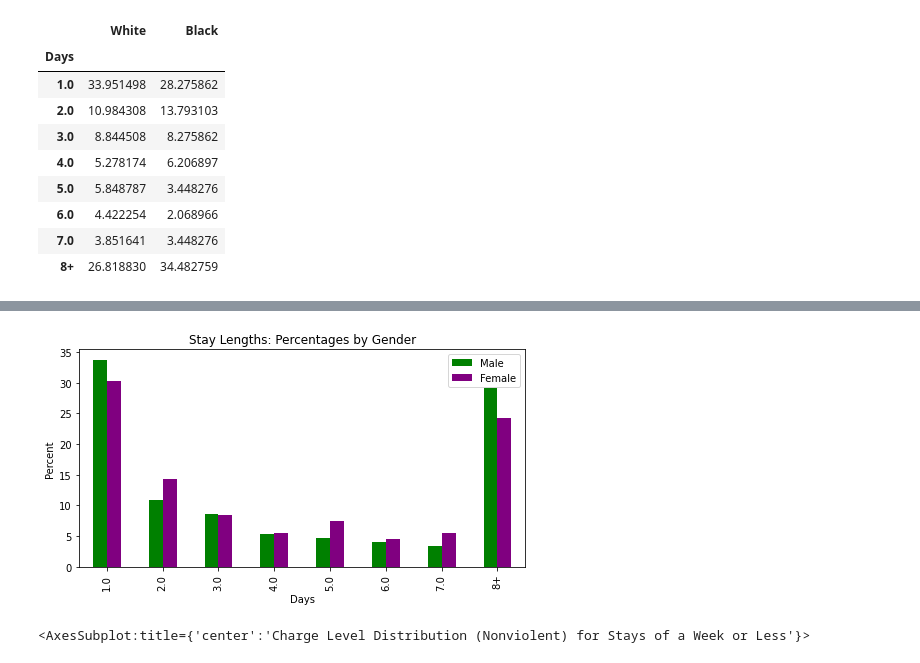
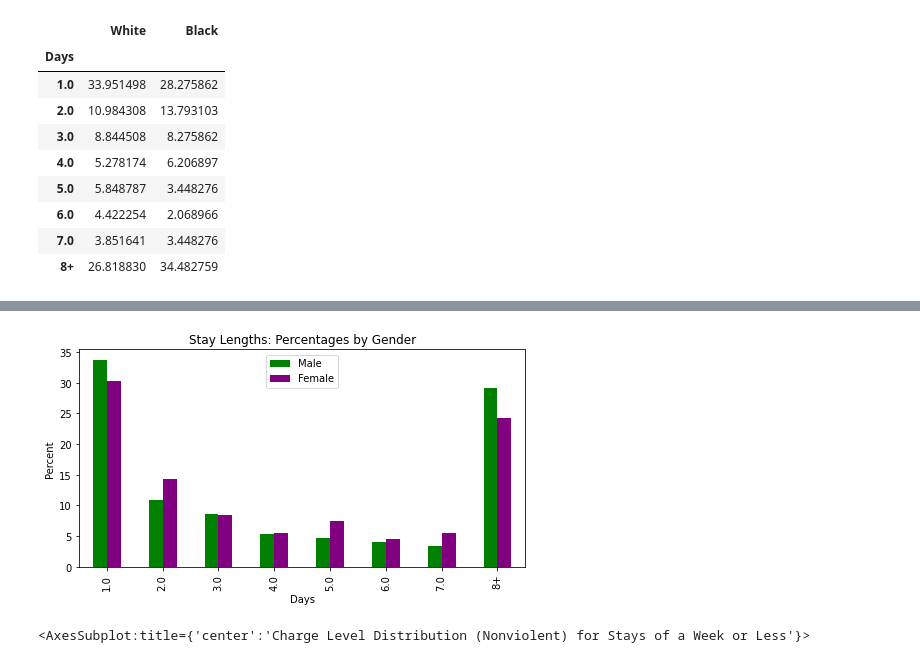
Before and after one commit to DeepWeave/jail-stays, a Jupyter notebook: jail-stays.ipynb, the cells around one changed output, grey strips where cells are left out. Saved outputs shown, nothing was run; the diff lists cells and outputs as text; code cells hidden in the pictures.

```diff
--- a/jail-stays.ipynb
+++ b/jail-stays.ipynb
@@ -91,6 +79,0 @@ daysGender['Female'] = 100 * daysGender['Female']/daysGender['Female'].sum()
-# %%
-daysGender.plot.bar(title="Stay Lengths: Percentages by Gender", figsize=[8,4], color=['Green','Purple'])
-plt.ylabel('Percent')
-plt.show()
-# %% [output]
-[figure, removed]
@@ -97,3 +91,10 @@ plt.show()
+# %%
+daysGender.plot.bar(title="Stay Lengths: Percentages by Gender", figsize=[8,4], color=['Green','Purple'])
+plt.ylabel('Percent')
+plt.legend(bbox_to_anchor=[0.5, 0.9], loc='center')
+plt.show()
+# %% [output]
+[figure, added]
 # %%
 weekStays = stays[(stays["max_level"]<7) & (stays["days"] < 8) & (stays["violent"]==0) & (stays["has_violation"]==0)]
 weekStays = weekStays.sort_values(by=["max_level"], ascending=True)
```
Also changed, not shown: parts of 8 cells of this notebook.
